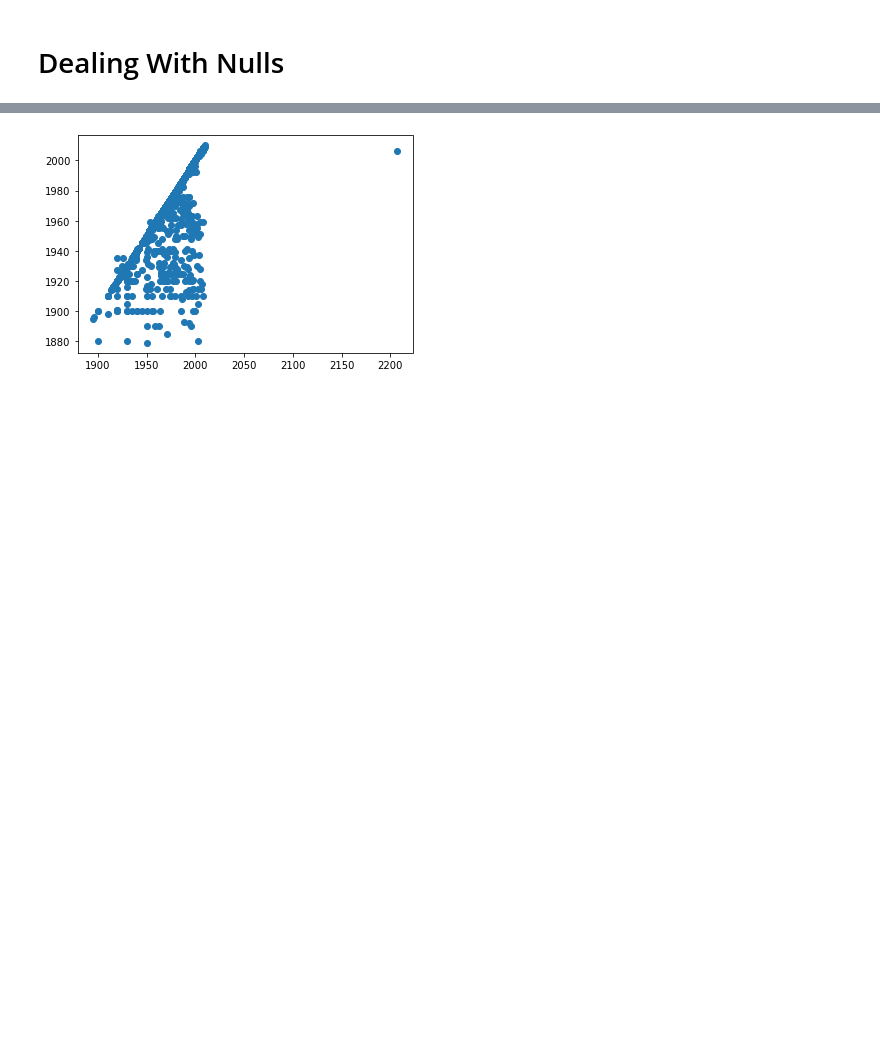
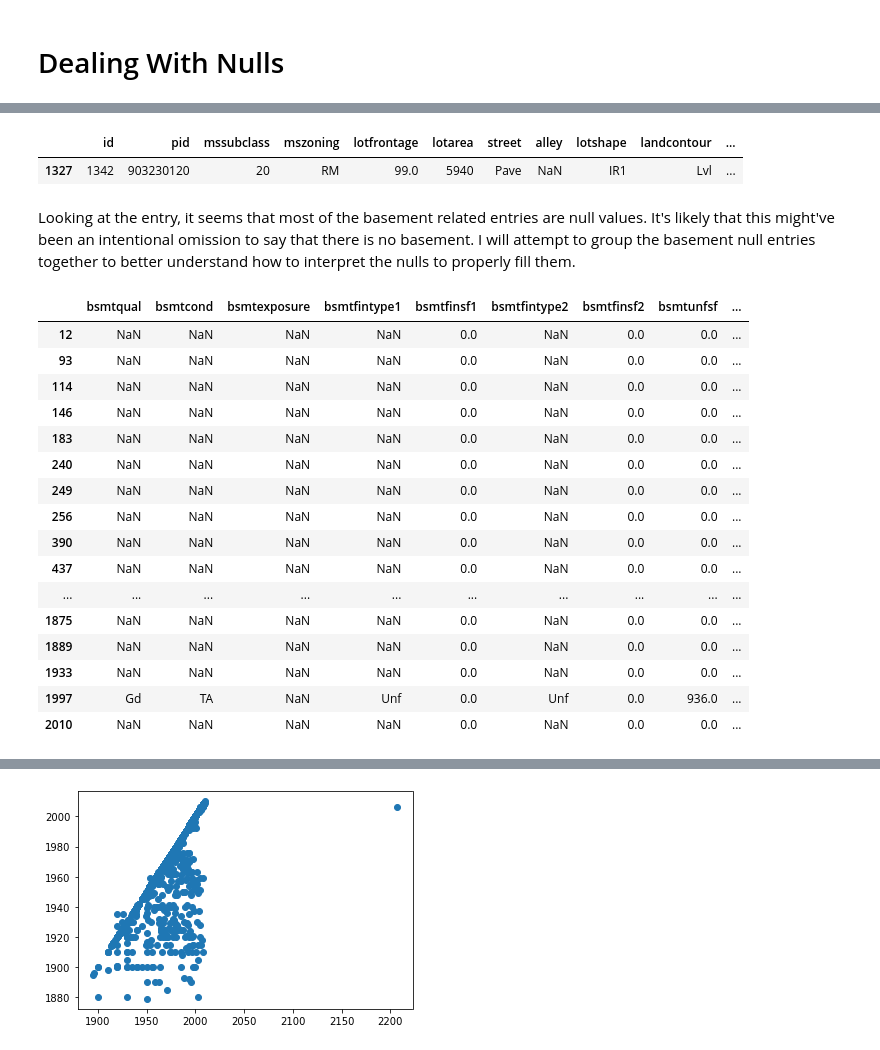
Before and after one commit to alexyehyuxuan/disprojects, a Jupyter notebook: Project_2/1.Project_2 Data Cleaning.ipynb, the cells around one changed output, grey strips where cells are left out. Saved outputs shown, nothing was run; the diff lists cells and outputs as text; code cells hidden in the pictures; blank space fills up the shorter version.

```diff
--- a/Project_2/1.Project_2 Data Cleaning.ipynb
+++ b/Project_2/1.Project_2 Data Cleaning.ipynb
@@ -270,0 +170,30 @@ fill_null(train, 'lotfrontage', lotfrontage_median)
+# %%
+train[train['totalbsmtsf'].isnull()]
+# %% [output]
+|  | id | pid | mssubclass | mszoning | lotfrontage | lotarea | street | alley | lotshape | landcontour | ... |
+| 1327 | 1342 | 903230120 | 20 | RM | 99.0 | 5940 | Pave | NaN | IR1 | Lvl | ... |
+# %% [markdown]
+Looking at the entry, it seems that most of the basement related entries are null values. It's likely that this might've been an intentional omission to say that there is no basement. I will attempt to group the basement null entries together to better understand how to interpret the nulls to properly fill them.
+# %%
+bsmt = ['bsmtqual','bsmtcond','bsmtexposure', 'bsmtfintype1','bsmtfinsf1','bsmtfintype2','bsmtfinsf2','bsmtunfsf','totalbsmtsf','bsmthalfbath','bsmtfullbath']
+# %%
+bsmt_nulls = train[train[bsmt].isna().any(axis=1)]
+bsmt_nulls[bsmt].head(100)
+# %% [output]
+|  | bsmtqual | bsmtcond | bsmtexposure | bsmtfintype1 | bsmtfinsf1 | bsmtfintype2 | bsmtfinsf2 | bsmtunfsf | ... |
+| 12 | NaN | NaN | NaN | NaN | 0.0 | NaN | 0.0 | 0.0 | ... |
+| 93 | NaN | NaN | NaN | NaN | 0.0 | NaN | 0.0 | 0.0 | ... |
+| 114 | NaN | NaN | NaN | NaN | 0.0 | NaN | 0.0 | 0.0 | ... |
+| 146 | NaN | NaN | NaN | NaN | 0.0 | NaN | 0.0 | 0.0 | ... |
+| 183 | NaN | NaN | NaN | NaN | 0.0 | NaN | 0.0 | 0.0 | ... |
+| 240 | NaN | NaN | NaN | NaN | 0.0 | NaN | 0.0 | 0.0 | ... |
+| 249 | NaN | NaN | NaN | NaN | 0.0 | NaN | 0.0 | 0.0 | ... |
+| 256 | NaN | NaN | NaN | NaN | 0.0 | NaN | 0.0 | 0.0 | ... |
+| 390 | NaN | NaN | NaN | NaN | 0.0 | NaN | 0.0 | 0.0 | ... |
+| 437 | NaN | NaN | NaN | NaN | 0.0 | NaN | 0.0 | 0.0 | ... |
+| ... | ... | ... | ... | ... | ... | ... | ... | ... | ... |
+| 1875 | NaN | NaN | NaN | NaN | 0.0 | NaN | 0.0 | 0.0 | ... |
+| 1889 | NaN | NaN | NaN | NaN | 0.0 | NaN | 0.0 | 0.0 | ... |
+| 1933 | NaN | NaN | NaN | NaN | 0.0 | NaN | 0.0 | 0.0 | ... |
+| 1997 | Gd | TA | NaN | Unf | 0.0 | Unf | 0.0 | 936.0 | ... |
+| 2010 | NaN | NaN | NaN | NaN | 0.0 | NaN | 0.0 | 0.0 | ... |
```
Also changed, not shown: parts of 237 cells of this notebook.
